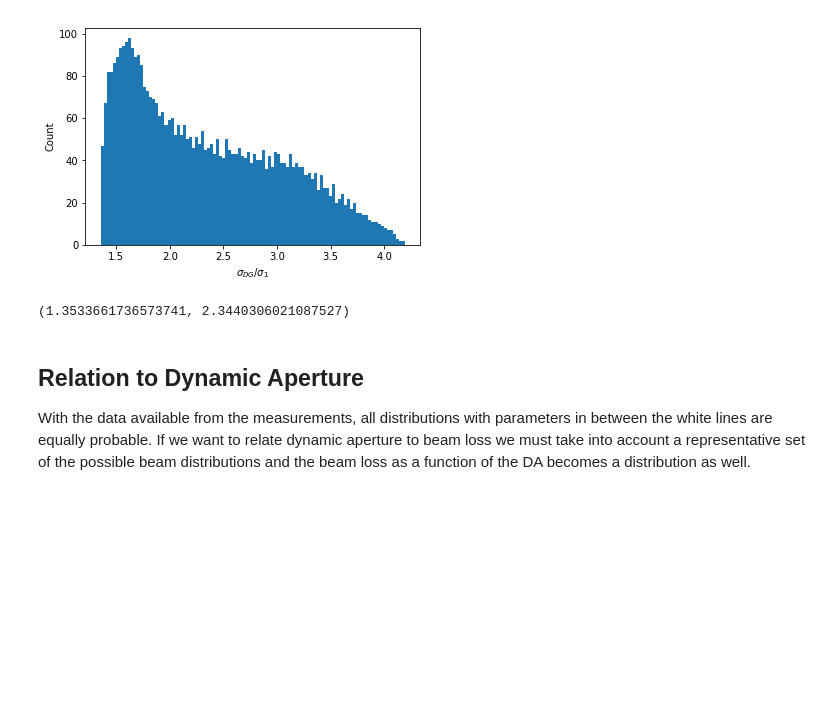
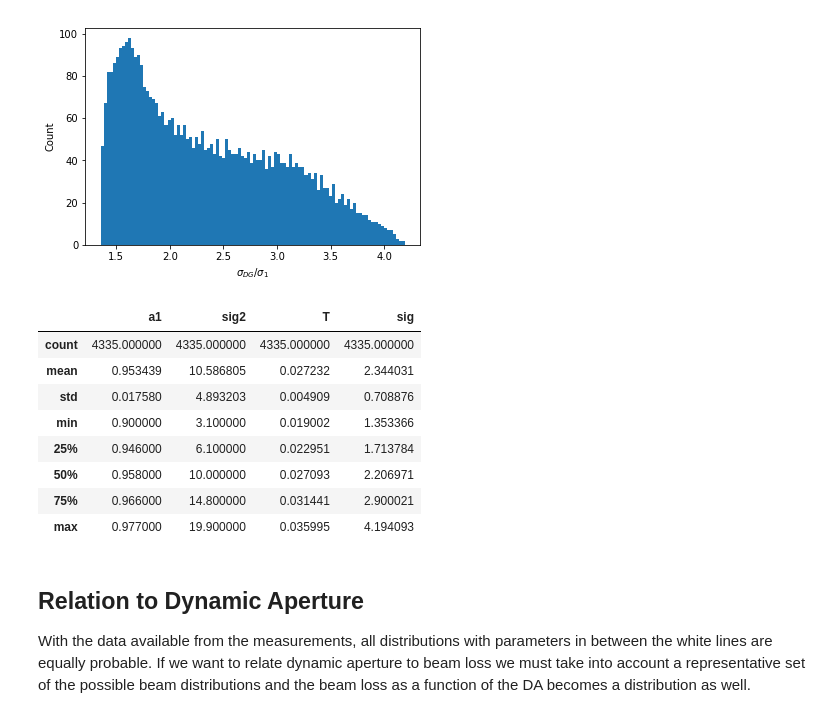
Before and after one commit to mtitze/HL-LHC, a Jupyter notebook: analyses/analysis_distributions.ipynb, the cells around one changed output. Cells and saved outputs as stored; diff of their text form; code cells hidden in the pictures; blank space fills up the shorter version.

```diff
--- a/analyses/analysis_distributions.ipynb
+++ b/analyses/analysis_distributions.ipynb
@@ -218,10 +218,18 @@ plt.ylabel('Count')
 plt.show()
 # %% [output]
 [figure]
-# %%
-dists.sig.min(), dists.sig.mean()
-# %% [output]
-(1.3533661736573741, 2.3440306021087527)
+# %%
+dists.describe()
+# %% [output]
+|  | a1 | sig2 | T | sig |
+| count | 4335.000000 | 4335.000000 | 4335.000000 | 4335.000000 |
+| mean | 0.953439 | 10.586805 | 0.027232 | 2.344031 |
+| std | 0.017580 | 4.893203 | 0.004909 | 0.708876 |
+| min | 0.900000 | 3.100000 | 0.019002 | 1.353366 |
+| 25% | 0.946000 | 6.100000 | 0.022951 | 1.713784 |
+| 50% | 0.958000 | 10.000000 | 0.027093 | 2.206971 |
+| 75% | 0.966000 | 14.800000 | 0.031441 | 2.900021 |
+| max | 0.977000 | 19.900000 | 0.035995 | 4.194093 |
 # %% [markdown]
 ## Relation to Dynamic Aperture
 
```
Also changed, not shown: parts of 7 cells of this notebook, 1 other file.
